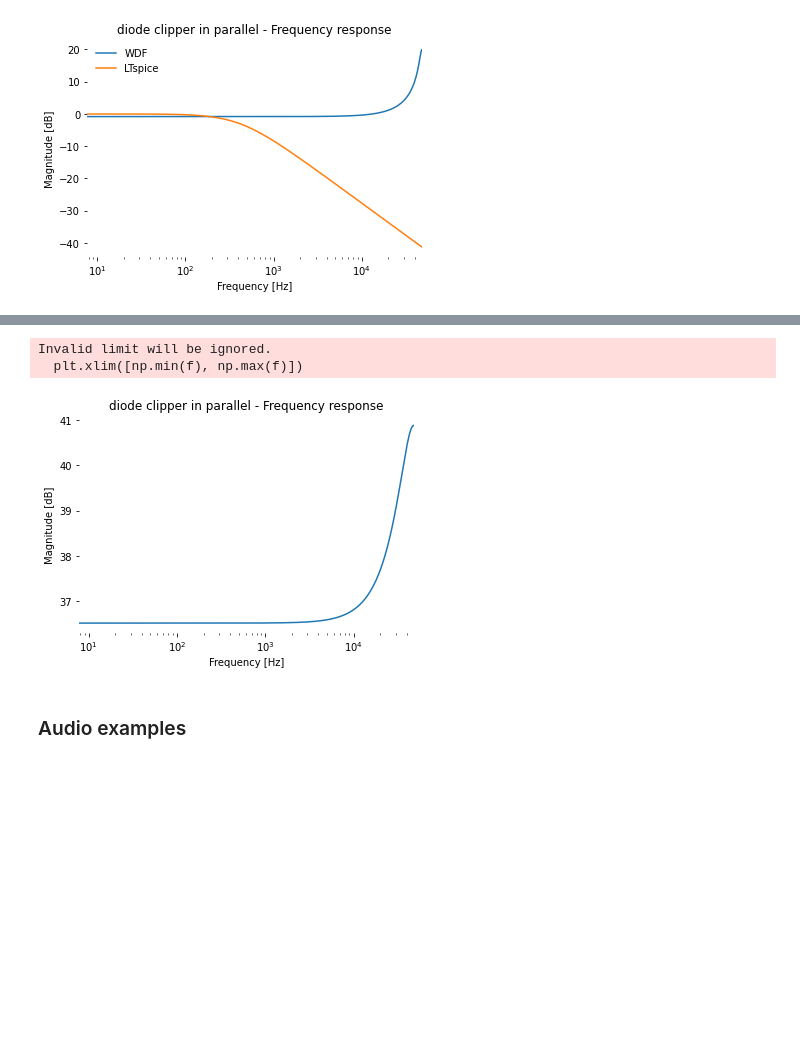
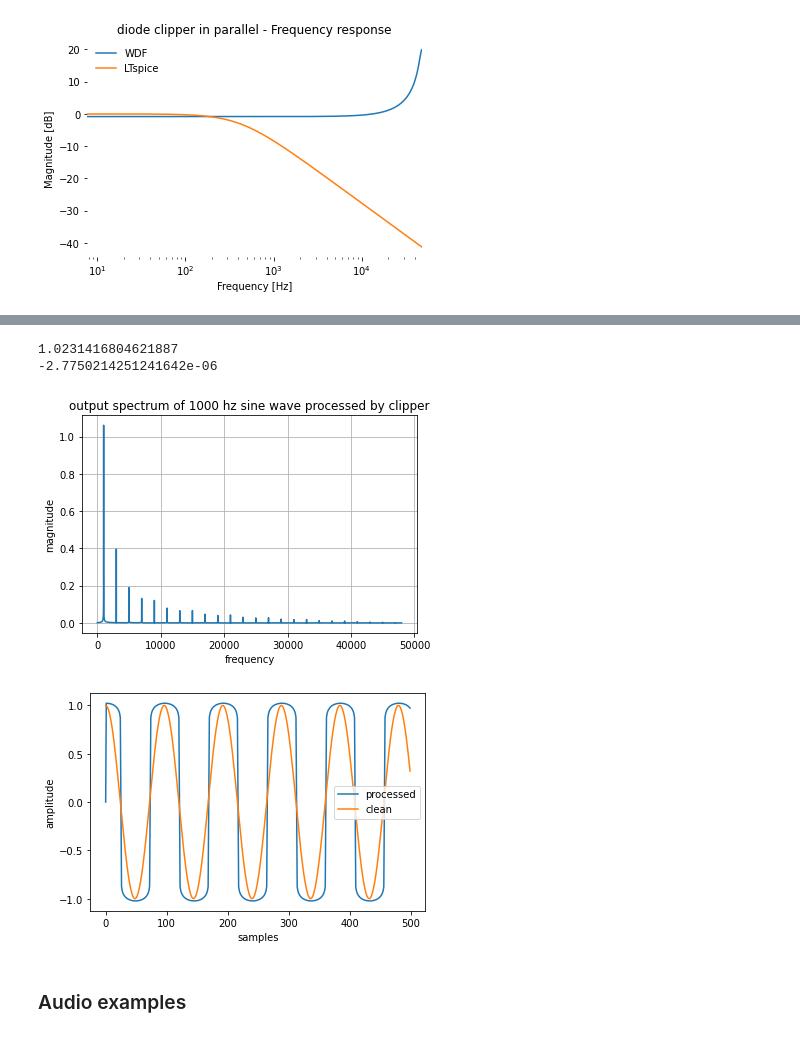
Before and after one commit to gusanthon/diode-clipper-wdf, a Jupyter notebook: WDFs_in_circuit_emulation.ipynb, the cells around one changed output, grey strips where cells are left out. Cells and saved outputs as stored; diff of their text form; code cells hidden in the pictures; blank space fills up the shorter version.

Commit message:
diode clipper working

```diff
--- a/WDFs_in_circuit_emulation.ipynb
+++ b/WDFs_in_circuit_emulation.ipynb
@@ -283,7 +282,7 @@ def omega4(x):
     return y - (y - np.exp(x - y)) / (y + 1)
 
 class Diode(WDFOnePort):
-    def __init__(self,Rp,nDiodes=1,Is=0,Vt = 25.85e-3,q="best"):
+    def __init__(self,Rp,nDiodes=2,Is=2.52e-9,Vt = 25.85e-3,q="best"):
         WDFOnePort.__init__(self)
         self.Rp = Rp
         self.Vt = Vt * nDiodes
@@ -876,76 +850,73 @@ Invalid limit will be ignored.
 # %%
-# diode clipper reorganized w/ updated params
-# using resistive current source and including
-# leaky capacitor
+
+# processing 1k sine wave
 
 from scipy.fft import fft, fftfreq
+import scipy.io.wavfile
 
 # circuit params
-cutoff = 20000
+cutoff = 1e-300
 c = 47e-9
 r = 1 / (2 * np.pi * cutoff * c)
 
-# test wave params
-f = 10000
-amp = 1
-
 # One-port parameters.
-V1 = ResistiveCurrentSource(r)  # r Ohm resistive current source
+I1 = ResistiveCurrentSource(r)  # r Ohm resistive current source
 C1 = Capacitor(c)          # 47e-9 farad capacitor.
-D1 = Diode(C1.Rp,2)
+D1 = Diode(C1.Rp,nDiodes=2)
 
 # generate test wave
+f = 1000
+amp = 1
 n = np.arange(0,N/FS,1/FS)
 x = np.cos(2 * np.pi * f * n) * amp
 y = np.zeros(x.shape)
 
 # Simulation loop.
 b1, b2, b3 = 0, 0, 0
 for i in steps:
 
     # Port resistances.
-    Rp1, Rp2, Rp3 = D1.Rp, C1.Rp, V1.Rp
+    Rp1, Rp2, Rp3 = D1.Rp, C1.Rp, I1.Rp
     # 1. Gather inputs.
     a1 = D1.get_reflected_wave(b1)
     a2 = C1.get_reflected_wave(0)
-    a3 = V1.get_reflected_wave(0, input[i])  # Read input delta signal off voltage source.
-    # a3 = V1.get_reflected_wave(0, x[i])   # Read input wave off voltage source
+    a3 = I1.get_reflected_wave(0, x[i])   # Read input wave off current source
     # 2. Wave up.
     a  = (a1, a2, a3)
     Rp = (Rp1, Rp2, Rp3)
 
     # 3. Root element / 4. Wave down.
     b1, b2, b3 = parallel_adaptor(a, Rp)
 
     # 5. Gather outputs.
-    output[i] = D1.wave_to_voltage()  # Output is voltage over C1.
-    # y[i] = D1.wave_to_voltage()
-    D1.set_incident_wave(b1)          # Store new input inside Capacitor.
-
-# Plot frequency response of the WDF simulation.
-plot_freqz(output, title= "diode clipper in parallel - Frequency response")
-
-# Plot frequency response from LTspice
-# plot_ltspice_freqz("/Users/gusanthon/Documents/UPF/Thesis/diode-clipper-wdf/data/series_RC.txt", title="Frequency response", out_label='V(vout)')
+    y[i] = D1.wave_to_voltage()       # output is voltage across diode
+    D1.set_incident_wave(b1)          # Store new input inside diode
 
 # Show the Frequency response
-# print(max(output))
-# print(min(output))
-# print(np.where(output==0))
-# plt.legend(**legend_style)
-# plt.show()
-# yf = fft(y)
-# xf = fftfreq(N, 1/FS)[:N//2]
-# plt.plot(xf, 2.0/N * np.abs(yf[0:N//2]))
-# plt.grid()
-# plt.show()
-# plt.plot(y)
-# plt.plot(x)
-# plt.show()
+# & compare input/output waveforms
+scipy.io.wavfile.write('1k-pure-sine.wav',int(FS),x)
+scipy.io.wavfile.write('1k-processed-sine.wav',int(FS),y)
+print(max(output))
+print(min(output))
+yf = fft(y)
+xf = fftfreq(N, 1/FS)[:N//2]
+plt.plot(xf, 2.0/N * np.abs(yf[0:N//2]))
+plt.title("output spectrum of " + str(f) + " hz sine wave processed by clipper")
+plt.grid()
+plt.xlabel('frequency')
+plt.ylabel('magnitude')
+plt.show()
+plt.plot(y[:500],label='processed')
+plt.plot(x[:500],label='clean')
+plt.xlabel('samples')
+plt.ylabel('amplitude')
+plt.legend()
+plt.show()
 # %% [output]
-Invalid limit will be ignored.
-  plt.xlim([np.min(f), np.max(f)])
+1.0231416804621887
+-2.7750214251241642e-06
-[figure, old version]
+[figure, new version]
+[figure, added]
 # %% [markdown]
 ### Audio examples
 # %% [markdown]
```
Also changed, not shown: parts of 6 cells of this notebook.
